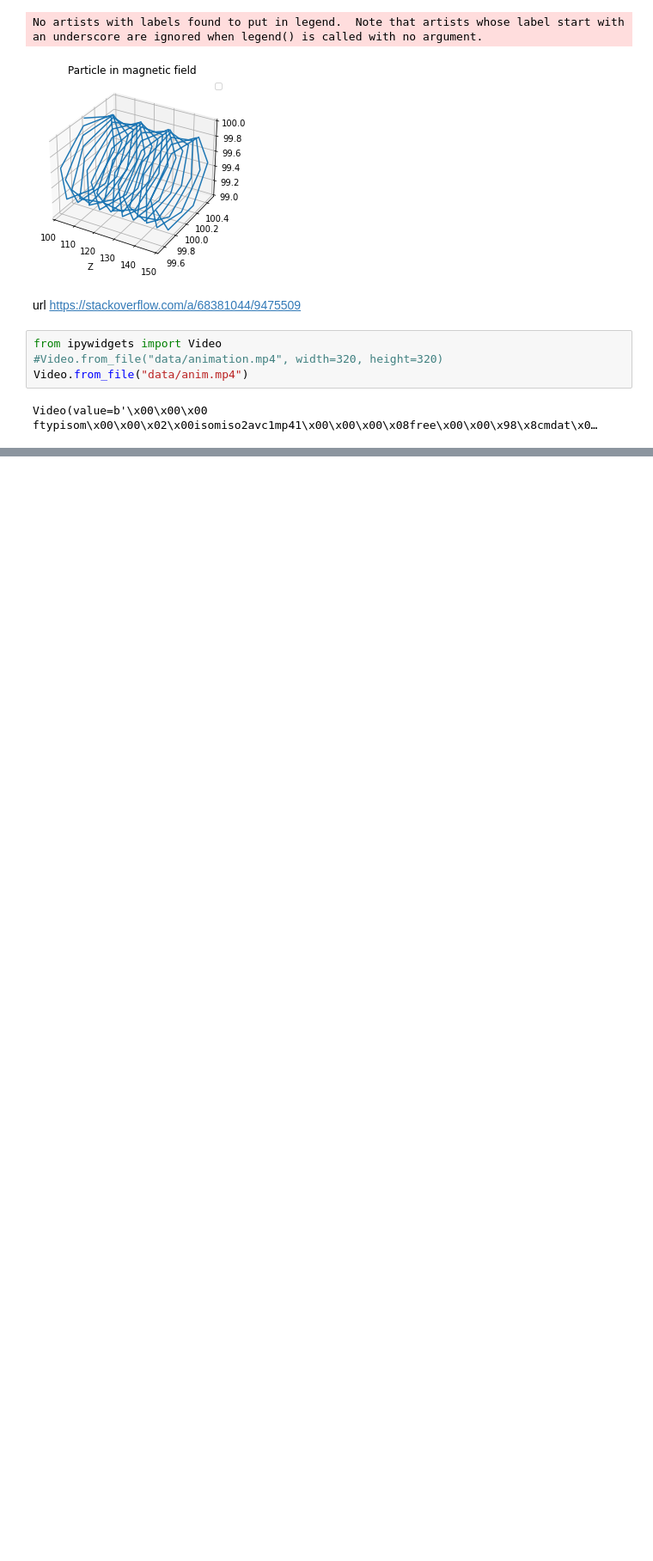
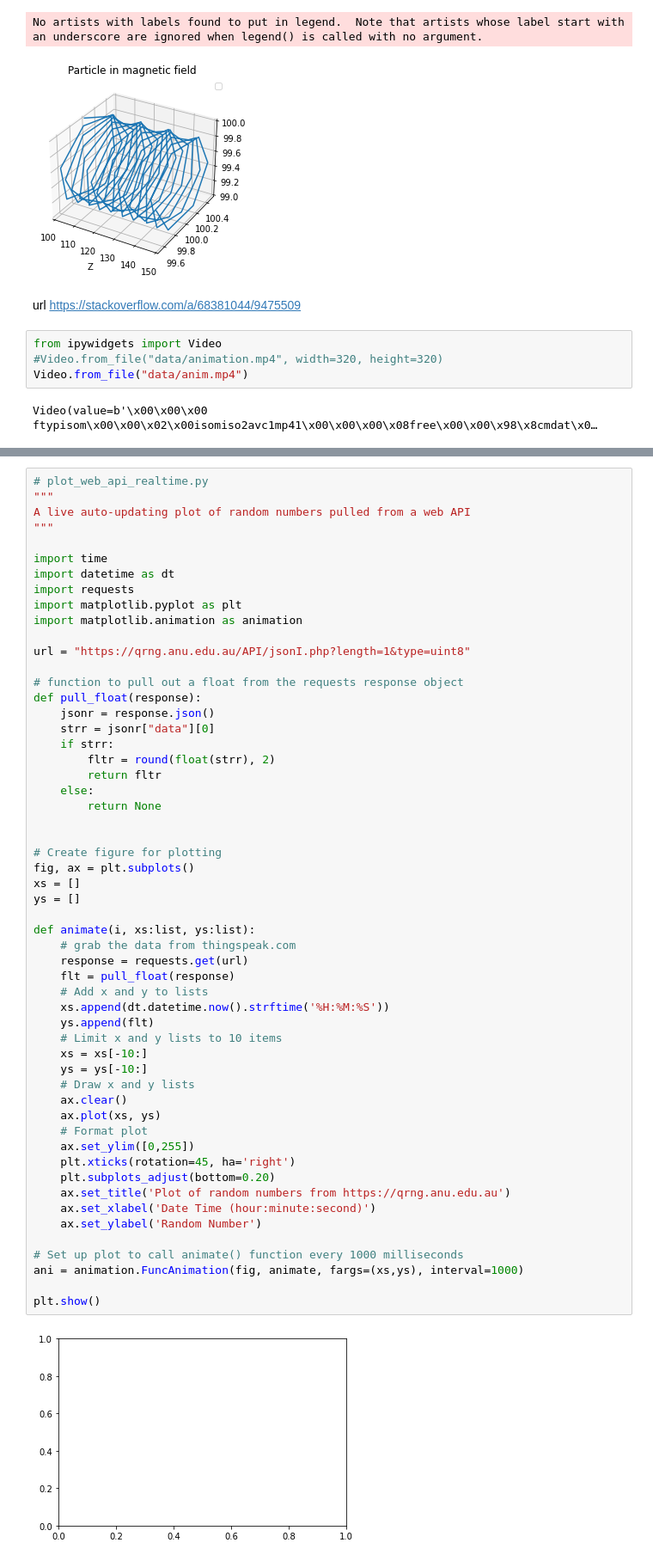
Before and after one commit to dudung/py-jupyter-nb, a Jupyter notebook: src/apply/animation/graph/xyz_mp4.ipynb, the cells around one changed output, grey strips where cells are left out. Shown at 86% size. Cells and saved outputs as stored; diff of their text form; blank space fills up the shorter version.

```diff
--- a/src/apply/animation/graph/xyz_mp4.ipynb
+++ b/src/apply/animation/graph/xyz_mp4.ipynb
@@ -54,0 +110,57 @@ Video(value=b'\x00\x00\x00 ftypisom\x00\x00\x02\x00isomiso2avc1mp41\x00\x00\x00\
+# %%
+# plot_web_api_realtime.py
+"""
+A live auto-updating plot of random numbers pulled from a web API
+"""
+
+import time
+import datetime as dt
+import requests
+import matplotlib.pyplot as plt
+import matplotlib.animation as animation
+
+url = "https://qrng.anu.edu.au/API/jsonI.php?length=1&type=uint8"
+
+# function to pull out a float from the requests response object
+def pull_float(response):
+    jsonr = response.json()
+    strr = jsonr["data"][0]
+    if strr:
+        fltr = round(float(strr), 2)
+        return fltr
+    else:
+        return None
+
+
+# Create figure for plotting
+fig, ax = plt.subplots()
+xs = []
+ys = []
+
+def animate(i, xs:list, ys:list):
+    # grab the data from thingspeak.com
+    response = requests.get(url)
+    flt = pull_float(response)
+    # Add x and y to lists
+    xs.append(dt.datetime.now().strftime('%H:%M:%S'))
+    ys.append(flt)
+    # Limit x and y lists to 10 items
+    xs = xs[-10:]
+    ys = ys[-10:]
+    # Draw x and y lists
+    ax.clear()
+    ax.plot(xs, ys)
+    # Format plot
+    ax.set_ylim([0,255])
+    plt.xticks(rotation=45, ha='right')
+    plt.subplots_adjust(bottom=0.20)
+    ax.set_title('Plot of random numbers from https://qrng.anu.edu.au')
+    ax.set_xlabel('Date Time (hour:minute:second)')
+    ax.set_ylabel('Random Number')
+
+# Set up plot to call animate() function every 1000 milliseconds
+ani = animation.FuncAnimation(fig, animate, fargs=(xs,ys), interval=1000)
+
+plt.show()
+# %% [output]
+[figure, added]
```
Also changed, not shown: parts of 3 cells of this notebook, 4 other files.
